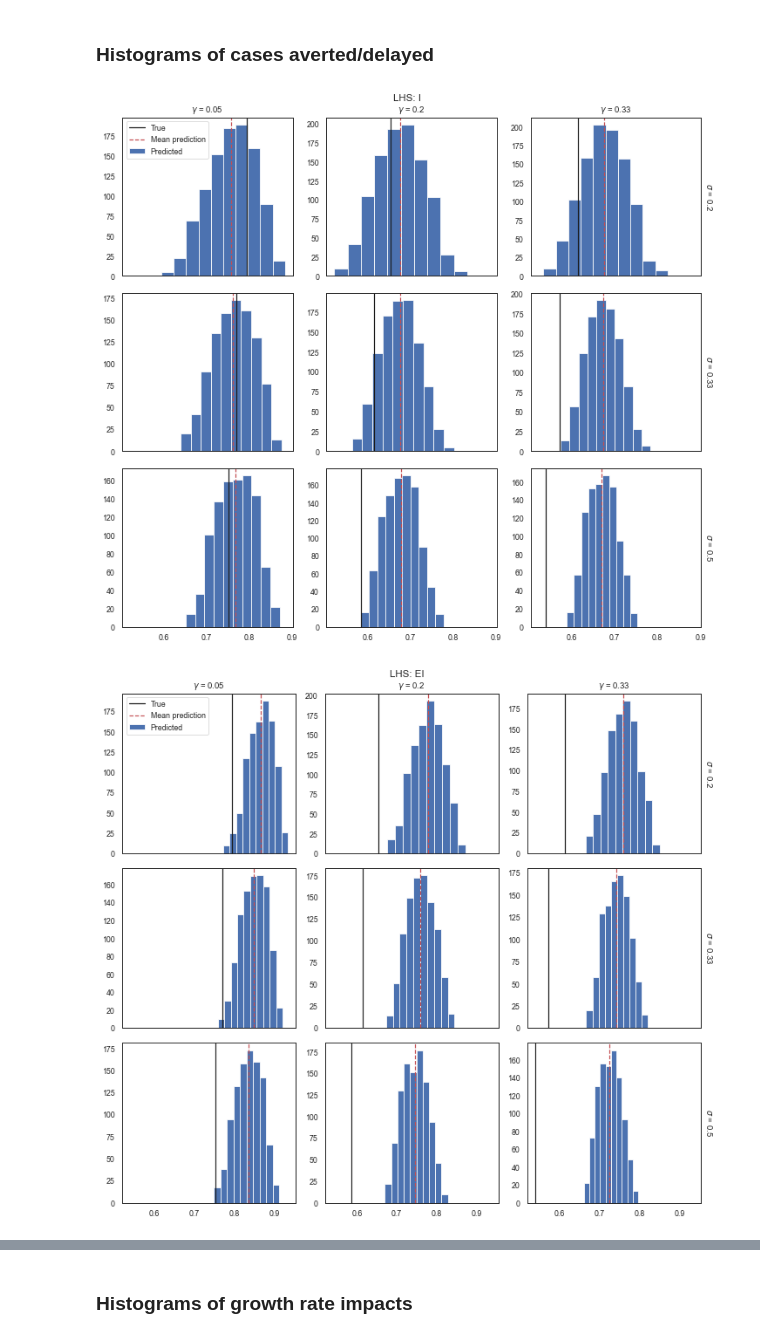
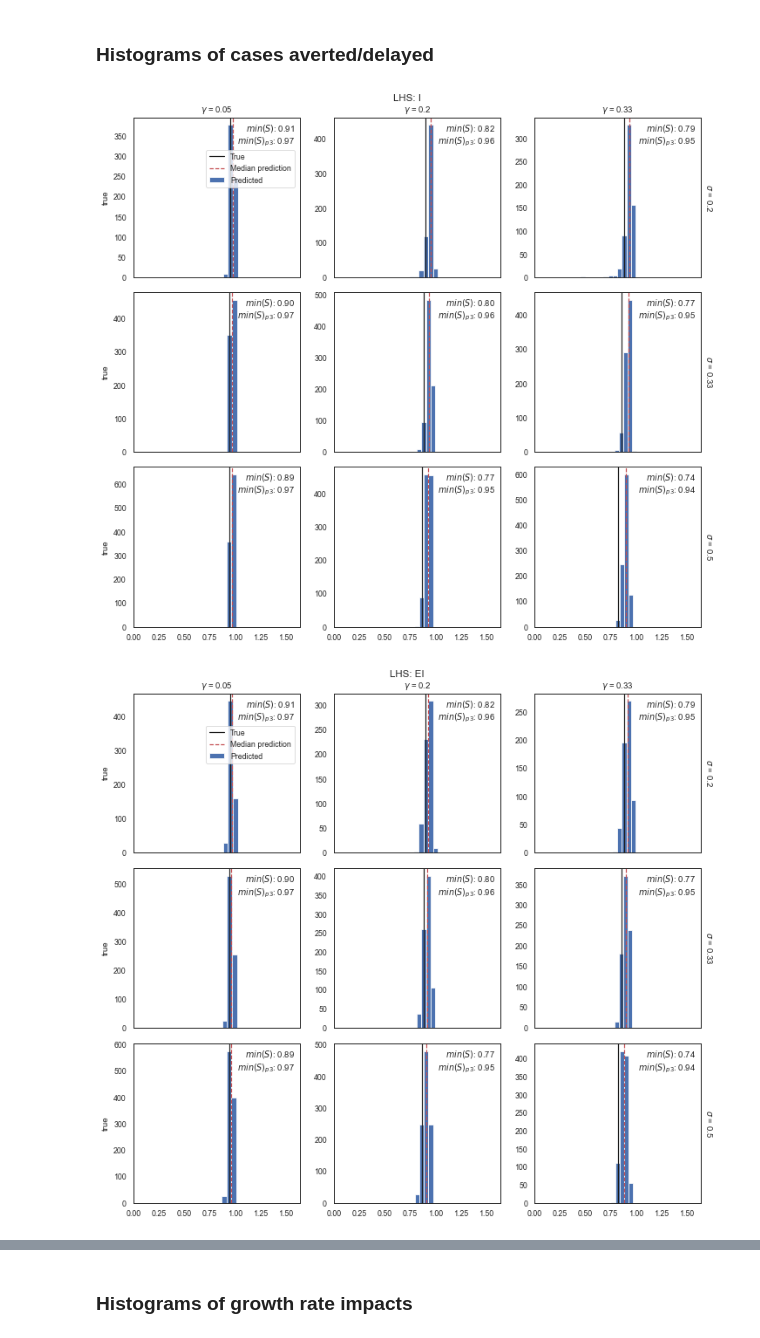
Before and after one commit to Global-Policy-Lab/gpl-covid, a Jupyter notebook: notebooks/iwb-SEIR.ipynb, the cells around one changed output, grey strips where cells are left out. Cells and saved outputs as stored; diff of their text form; code cells hidden in the pictures.

Commit message:
SEIR updates

```diff
--- a/notebooks/iwb-SEIR.ipynb
+++ b/notebooks/iwb-SEIR.ipynb
@@ -40,15 +40,15 @@ policies_to_include = ["p1", "p2", "p3"]
 no_policy_growth_rate = 0.4
 
 p1_effect = -0.05
-p1_lag = [0] * 7  # the effect of the lag for as many days until it reaches full effect
+p1_lag = []  # the effect of the lag for as many days until it reaches full effect
 p1_day_st, p1_day_end = 10, 15
 
 p2_effect = -0.1
-p2_lag = [0.5] * 7
+p2_lag = []
 p2_day_st, p2_day_end = 15, 20
 
 p3_effect = -0.2
-p3_lag = [0.25] * 7
+p3_lag = []
 p3_day_st, p3_day_end = 20, 25
 
 # stochasticity settings
@@ -313,14 +313,16 @@ gamma_np_true = np.moveaxis(gamma_np_true, 0, -1)
 sigma_np_true = np.moveaxis(sigma_np_true, 0, -1)
 
 SEIR_np_true = epi.run_SEIR(E0, I0, R0, beta_np_true, gamma_np_true, sigma_np_true)
-true_np = sum([i[-1] for i in SEIR_np_true[1:]])
+true_np = sum([i for i in SEIR_np_true[1:]])
 
 # organize
 coords = OrderedDict(
+    t=t,
     gamma=true_pol.gamma,
     sigma=true_pol.sigma,
 )
 true_np = xr.DataArray(true_np.squeeze(), coords=coords, dims=coords.keys())
+true_np = true_np.isel(t=-1)
 # %% [markdown]
 ### Predicted with-policy using estimated growth rate impacts
 # %%
@@ -360,7 +362,7 @@ for px,p in enumerate(policies_to_include):
     for l in reg_lag_days:
         lvar = estimates_ds[p+"_lag"+str(l)].transpose('gamma','sigma','case_type','sample').values
         for s in range(policy_dummies.shape[0]):
-            this_on = p_on[s,px]+ l*tsteps_per_day
+            this_on = p_on[s,px]
             g_pred[:,:,:,s,this_on:] += lvar[:,:,:,s][...,np.newaxis]
 
 pred_pol = run_model_using_preds(g_pred)
@@ -371,6 +373,8 @@ pred_np = run_model_using_preds(g_pred_no_pol)
 # %%
 diffs = xr.Dataset({"true": true_np - true_pol})
 diffs = diffs.merge((pred_np - pred_pol).to_dataset(dim="case_type"))
+diffs["S_min"] = S_min
+diffs["S_min_p3"] = S_min_p3
 diffs.to_netcdf(cutil.HOME / "results" / "other" / f"seir_pred_estimates_pop_{int(pop)}.nc")
 # %% [markdown]
 ## Plot results
@@ -379,24 +394,37 @@ diffs.to_netcdf(cutil.HOME / "results" / "other" / f"seir_pred_estimates_pop_{in
 # %%
 for i in reg_to_run:
     out_path = (
         out_dir
         / f"SEIR_sim_pred_results_{i}_betaNoise_{bn}_gammaNoise_{gn}_sigmaNoise_{sn}_"
             f"pop{int(pop)}_lag_{'-'.join([str(s) for s in reg_lag_days])}.pdf"
     )
     g = xr.plot.FacetGrid(diffs,col="gamma", row="sigma", sharex=True, sharey=False)
-    g.map(plt.hist, i, label="Predicted")
+    g.map(lambda x, y: plt.hist(x, bins=np.linspace(0,y.mean().item()*2,40), label="Predicted"), i, "true")
     g.map(lambda x: plt.axvline(x.mean().item(), label="True", color="k"), "true")
+    g.map(lambda x: plt.xlim(0,x.mean().item()*2), "true")
     g.map(
         lambda x: plt.axvline(
-            np.nanmean(x), color="r", linestyle="--", label="Mean prediction"
+            np.nanmedian(x), color="r", linestyle="--", label="Median prediction"
         ),
         i,
     )
-    g.axes.flat[0].legend(loc="upper left")
+    g.map(
+        lambda x, y: plt.text(
+            0.97,
+            0.97,
+            f"$min(S)$: {x.min().item():.2f}\n$min(S)_{{p3}}$: {y.min().item():.2f}",
+            horizontalalignment="right",
+            verticalalignment="top",
+            transform=plt.gca().transAxes,
+        ),
+        "S_min",
+        "S_min_p3",
+    )
+    g.axes.flat[0].legend(loc="upper right", bbox_to_anchor=(.99, .82))
     g.set_xlabels("")
     g.set_titles("$\{coord}$ = {value}")
     g.fig.suptitle(f"LHS: {i}", va="bottom", y=0.99)
     g.fig.savefig(out_path, dpi=300, tight_layout=True, bbox_inches="tight")
 # %% [output]
-[figure, old version]
+[figure, new version]
-[figure, old version]
+[figure, new version]
```
Also changed, not shown: parts of 6 cells of this notebook, 3 other files.
